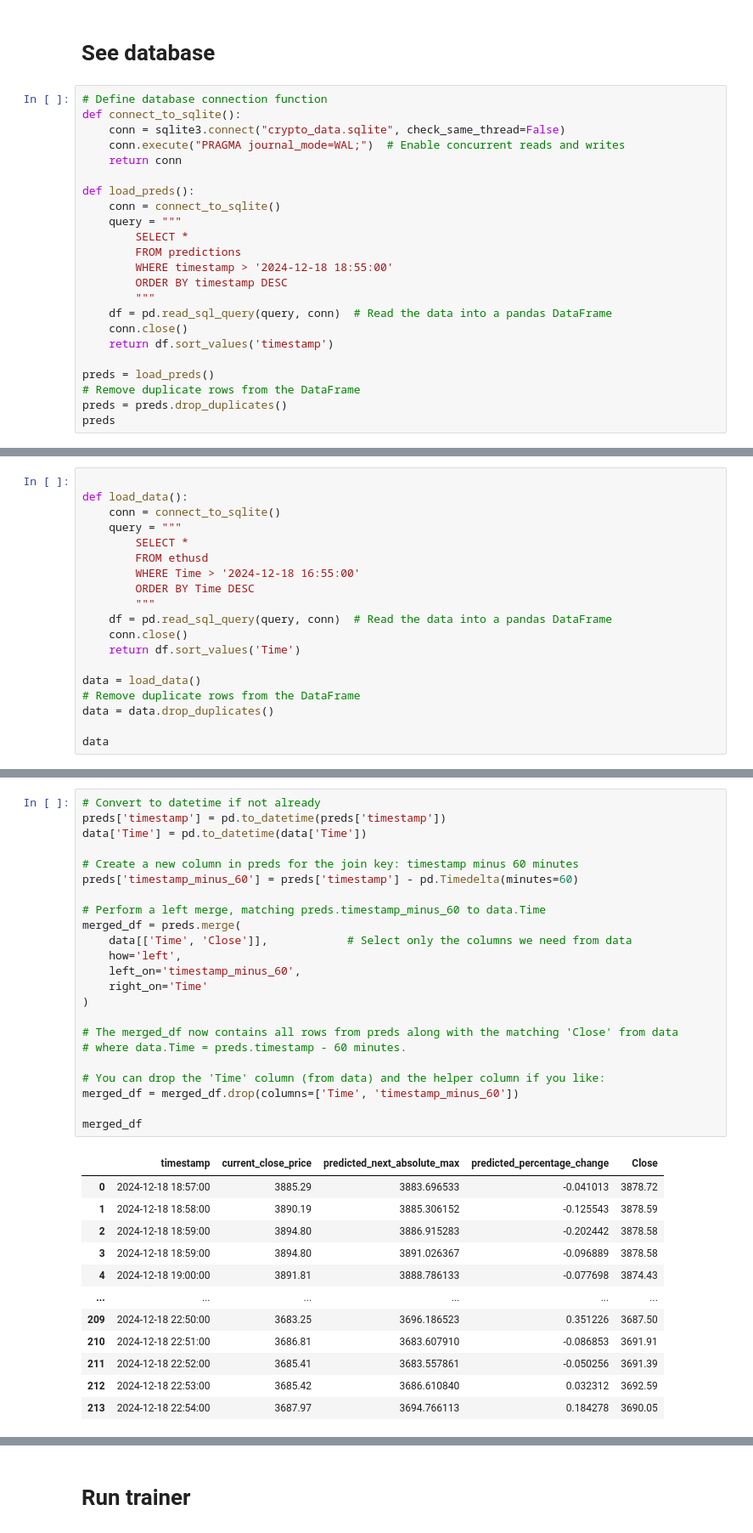
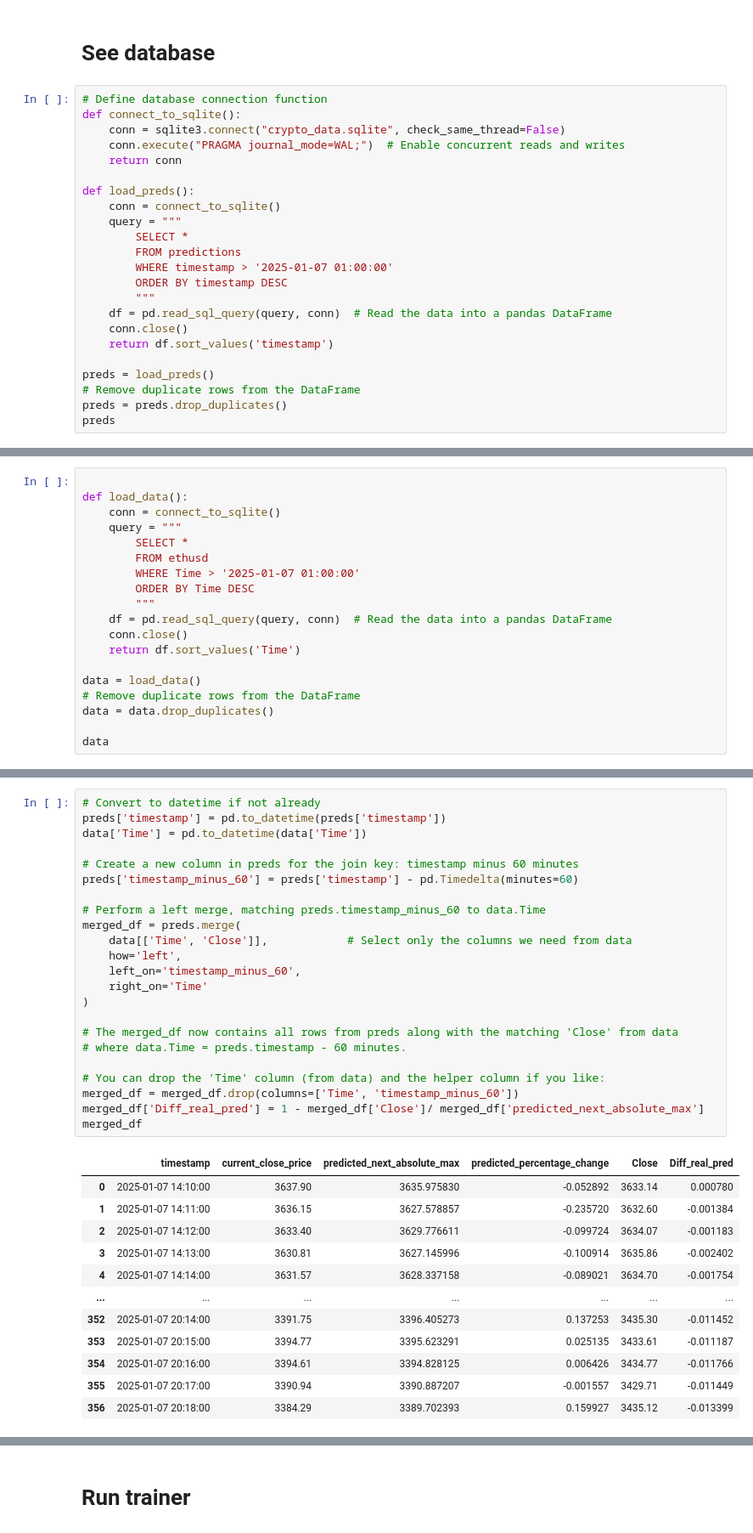
Before and after one commit to ernestomccormick/income_prod, a Jupyter notebook: ui.ipynb, the cells around one changed output, grey strips where cells are left out. Shown at 85% size. Drawn from its saved outputs; the diff is of its cells as text.

```diff
--- a/ui.ipynb
+++ b/ui.ipynb
@@ -72,7 +72,7 @@ def load_preds():
     query = """
         SELECT *
         FROM predictions
-        WHERE timestamp > '2024-12-18 18:55:00'
+        WHERE timestamp > '2025-01-07 01:00:00'
         ORDER BY timestamp DESC
         """
     df = pd.read_sql_query(query, conn)  # Read the data into a pandas DataFrame
@@ -104,7 +104,7 @@ def load_data():
     query = """
         SELECT *
         FROM ethusd
-        WHERE Time > '2024-12-18 16:55:00'
+        WHERE Time > '2025-01-07 01:00:00'
         ORDER BY Time DESC
         """
     df = pd.read_sql_query(query, conn)  # Read the data into a pandas DataFrame
@@ -133,36 +133,36 @@ data
 # %%
 # Convert to datetime if not already
 preds['timestamp'] = pd.to_datetime(preds['timestamp'])
 data['Time'] = pd.to_datetime(data['Time'])
 
 # Create a new column in preds for the join key: timestamp minus 60 minutes
 preds['timestamp_minus_60'] = preds['timestamp'] - pd.Timedelta(minutes=60)
 
 # Perform a left merge, matching preds.timestamp_minus_60 to data.Time
 merged_df = preds.merge(
     data[['Time', 'Close']],            # Select only the columns we need from data
     how='left',
     left_on='timestamp_minus_60',
     right_on='Time'
 )
 
 # The merged_df now contains all rows from preds along with the matching 'Close' from data
 # where data.Time = preds.timestamp - 60 minutes.
 
 # You can drop the 'Time' column (from data) and the helper column if you like:
 merged_df = merged_df.drop(columns=['Time', 'timestamp_minus_60'])
-
+merged_df['Diff_real_pred'] = 1 - merged_df['Close']/ merged_df['predicted_next_absolute_max']
 merged_df
 # %% [output]
-|  | timestamp | current_close_price | predicted_next_absolute_max | predicted_percentage_change | Close |
-| 0 | 2024-12-18 18:57:00 | 3885.29 | 3883.696533 | -0.041013 | 3878.72 |
-| 1 | 2024-12-18 18:58:00 | 3890.19 | 3885.306152 | -0.125543 | 3878.59 |
-| 2 | 2024-12-18 18:59:00 | 3894.80 | 3886.915283 | -0.202442 | 3878.58 |
-| 3 | 2024-12-18 18:59:00 | 3894.80 | 3891.026367 | -0.096889 | 3878.58 |
-| 4 | 2024-12-18 19:00:00 | 3891.81 | 3888.786133 | -0.077698 | 3874.43 |
-| ... | ... | ... | ... | ... | ... |
-| 209 | 2024-12-18 22:50:00 | 3683.25 | 3696.186523 | 0.351226 | 3687.50 |
-| 210 | 2024-12-18 22:51:00 | 3686.81 | 3683.607910 | -0.086853 | 3691.91 |
-| 211 | 2024-12-18 22:52:00 | 3685.41 | 3683.557861 | -0.050256 | 3691.39 |
-| 212 | 2024-12-18 22:53:00 | 3685.42 | 3686.610840 | 0.032312 | 3692.59 |
-| 213 | 2024-12-18 22:54:00 | 3687.97 | 3694.766113 | 0.184278 | 3690.05 |
+|  | timestamp | current_close_price | predicted_next_absolute_max | predicted_percentage_change | Close | Diff_real_pred |
+| 0 | 2025-01-07 14:10:00 | 3637.90 | 3635.975830 | -0.052892 | 3633.14 | 0.000780 |
+| 1 | 2025-01-07 14:11:00 | 3636.15 | 3627.578857 | -0.235720 | 3632.60 | -0.001384 |
+| 2 | 2025-01-07 14:12:00 | 3633.40 | 3629.776611 | -0.099724 | 3634.07 | -0.001183 |
+| 3 | 2025-01-07 14:13:00 | 3630.81 | 3627.145996 | -0.100914 | 3635.86 | -0.002402 |
+| 4 | 2025-01-07 14:14:00 | 3631.57 | 3628.337158 | -0.089021 | 3634.70 | -0.001754 |
+| ... | ... | ... | ... | ... | ... | ... |
+| 352 | 2025-01-07 20:14:00 | 3391.75 | 3396.405273 | 0.137253 | 3435.30 | -0.011452 |
+| 353 | 2025-01-07 20:15:00 | 3394.77 | 3395.623291 | 0.025135 | 3433.61 | -0.011187 |
+| 354 | 2025-01-07 20:16:00 | 3394.61 | 3394.828125 | 0.006426 | 3434.77 | -0.011766 |
+| 355 | 2025-01-07 20:17:00 | 3390.94 | 3390.887207 | -0.001557 | 3429.71 | -0.011449 |
+| 356 | 2025-01-07 20:18:00 | 3384.29 | 3389.702393 | 0.159927 | 3435.12 | -0.013399 |
```
Also changed, not shown: parts of 5 cells of this notebook, 2 other files.
